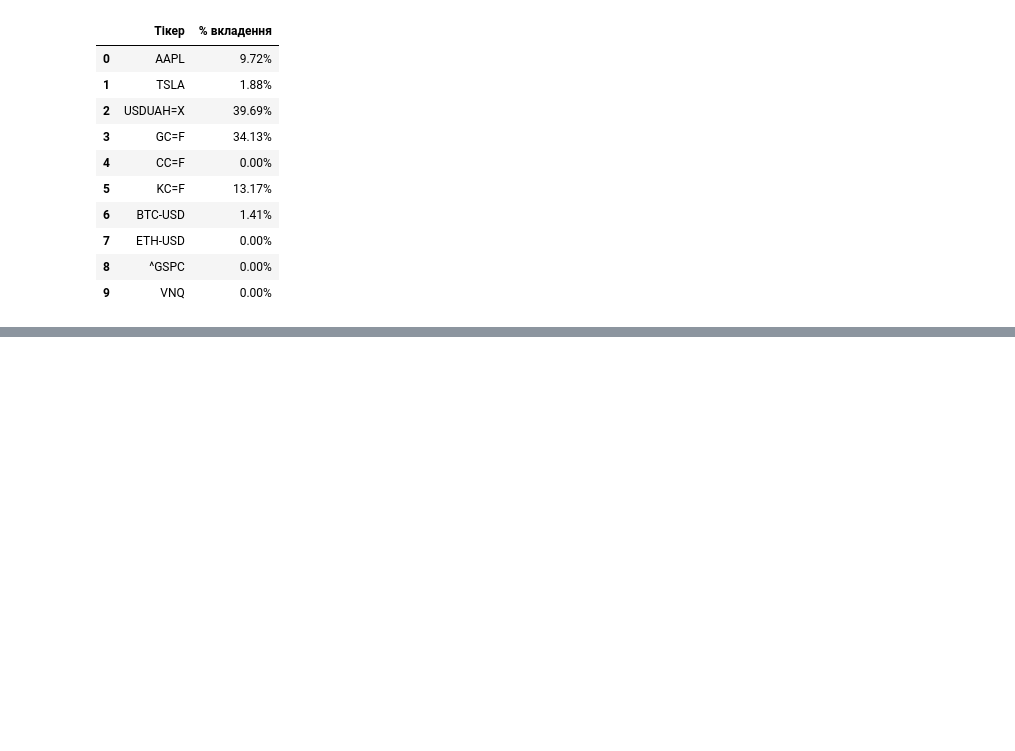
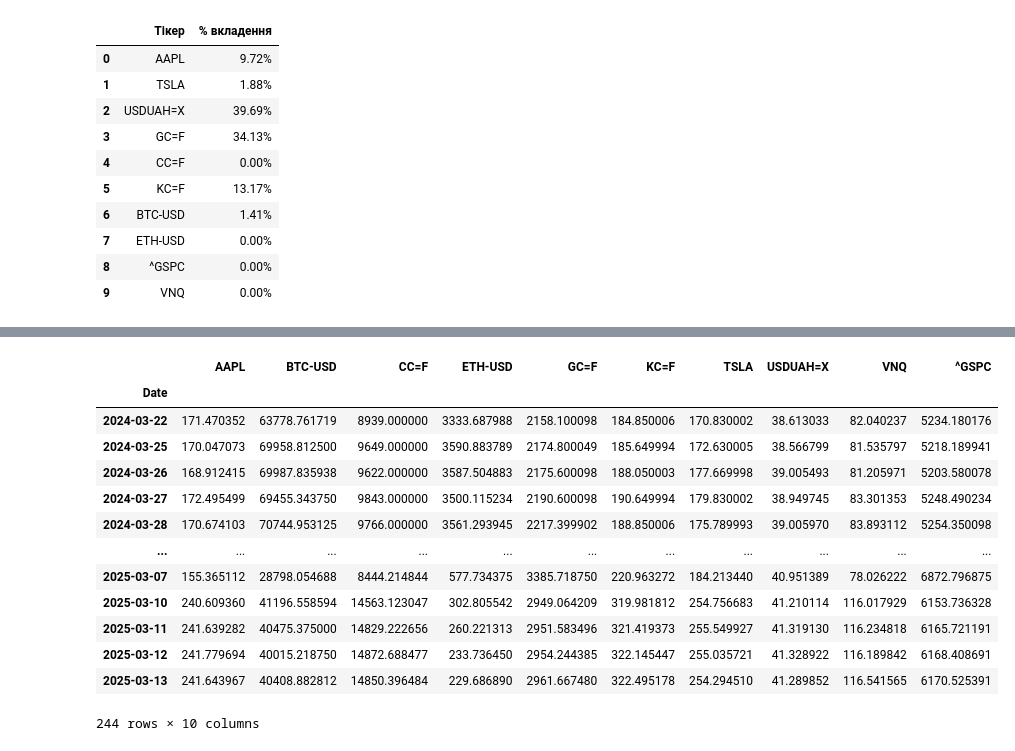
Before and after one commit to sergevice/investorgame, a Jupyter notebook: jupyter_test.ipynb, the cells around one changed output, grey strips where cells are left out. Saved outputs shown, nothing was run; the diff lists cells and outputs as text; code cells hidden in the pictures; blank space fills up the shorter version.

```diff
--- a/jupyter_test.ipynb
+++ b/jupyter_test.ipynb
@@ -617,0 +619,19 @@ markowitz_yield_forecasted
+# %%
+data=data.iloc[:-1]
+df_forecast.index=data.index
+df_forecast
+# %% [output]
+|  | AAPL | BTC-USD | CC=F | ETH-USD | GC=F | KC=F | TSLA | USDUAH=X | VNQ | ^GSPC |
+| Date |  |  |  |  |  |  |  |  |  |  |
+| 2024-03-22 | 171.470352 | 63778.761719 | 8939.000000 | 3333.687988 | 2158.100098 | 184.850006 | 170.830002 | 38.613033 | 82.040237 | 5234.180176 |
+| 2024-03-25 | 170.047073 | 69958.812500 | 9649.000000 | 3590.883789 | 2174.800049 | 185.649994 | 172.630005 | 38.566799 | 81.535797 | 5218.189941 |
+| 2024-03-26 | 168.912415 | 69987.835938 | 9622.000000 | 3587.504883 | 2175.600098 | 188.050003 | 177.669998 | 39.005493 | 81.205971 | 5203.580078 |
+| 2024-03-27 | 172.495499 | 69455.343750 | 9843.000000 | 3500.115234 | 2190.600098 | 190.649994 | 179.830002 | 38.949745 | 83.301353 | 5248.490234 |
+| 2024-03-28 | 170.674103 | 70744.953125 | 9766.000000 | 3561.293945 | 2217.399902 | 188.850006 | 175.789993 | 39.005970 | 83.893112 | 5254.350098 |
+| ... | ... | ... | ... | ... | ... | ... | ... | ... | ... | ... |
+| 2025-03-07 | 155.365112 | 28798.054688 | 8444.214844 | 577.734375 | 3385.718750 | 220.963272 | 184.213440 | 40.951389 | 78.026222 | 6872.796875 |
+| 2025-03-10 | 240.609360 | 41196.558594 | 14563.123047 | 302.805542 | 2949.064209 | 319.981812 | 254.756683 | 41.210114 | 116.017929 | 6153.736328 |
+| 2025-03-11 | 241.639282 | 40475.375000 | 14829.222656 | 260.221313 | 2951.583496 | 321.419373 | 255.549927 | 41.319130 | 116.234818 | 6165.721191 |
+| 2025-03-12 | 241.779694 | 40015.218750 | 14872.688477 | 233.736450 | 2954.244385 | 322.145447 | 255.035721 | 41.328922 | 116.189842 | 6168.408691 |
+| 2025-03-13 | 241.643967 | 40408.882812 | 14850.396484 | 229.686890 | 2961.667480 | 322.495178 | 254.294510 | 41.289852 | 116.541565 | 6170.525391 |
+244 rows × 10 columns
```
Also changed, not shown: parts of 32 cells of this notebook, 37 other files.
